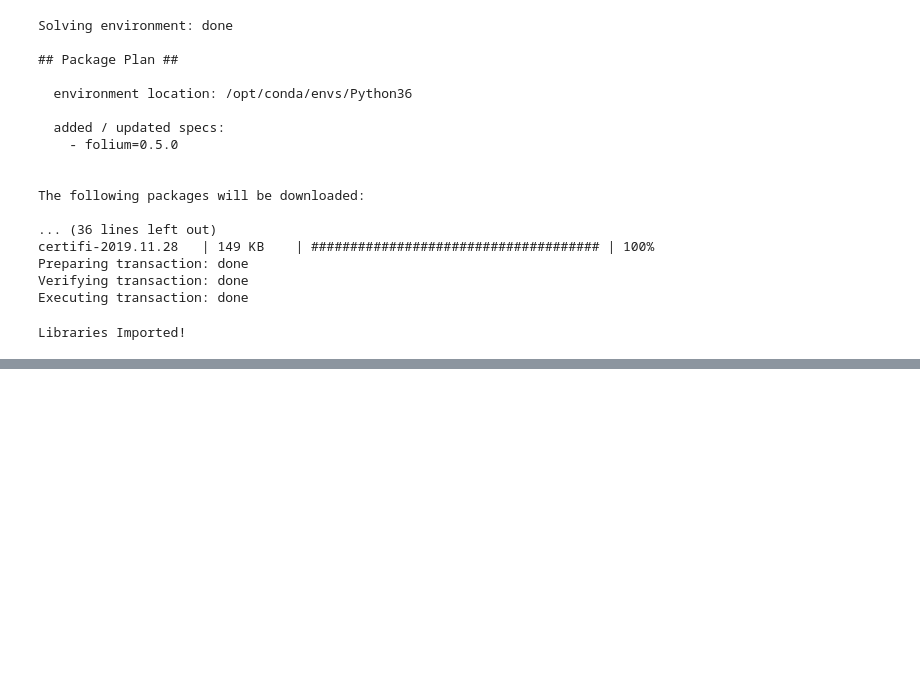
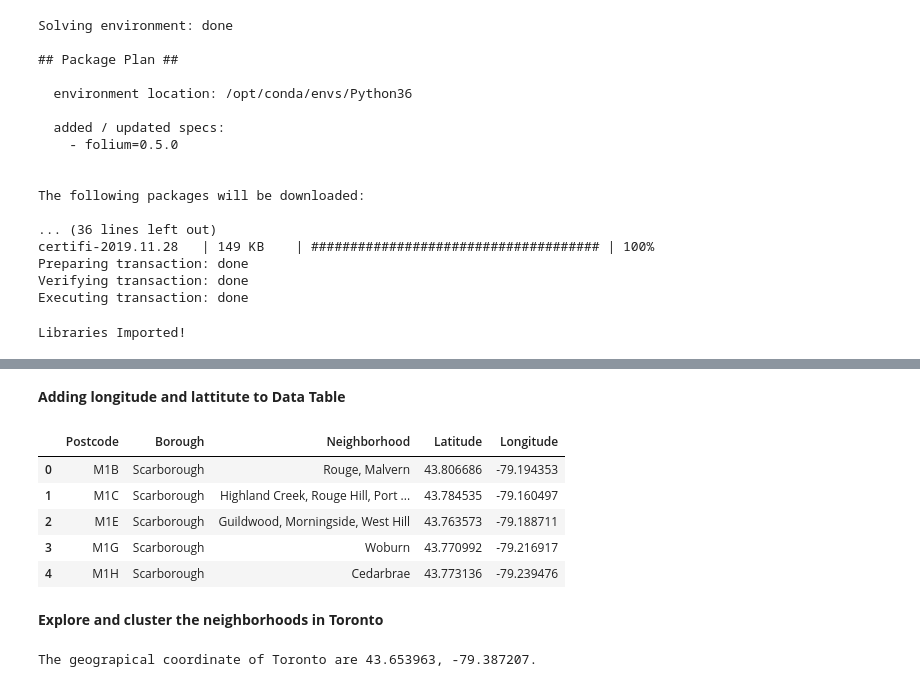
Before and after one commit to sregunath/Coursera_Capstone, a Jupyter notebook: Segmenting_Clustering.ipynb, the cells around one changed output, grey strips where cells are left out. Cells and saved outputs as stored; diff of their text form; code cells hidden in the pictures; blank space fills up the shorter version.

```diff
--- a/Segmenting_Clustering.ipynb
+++ b/Segmenting_Clustering.ipynb
@@ -71,0 +72,22 @@ Libraries Imported!
+# %%
+#Get the html source
+html = wp.page("List of postal codes of Canada: M").html().encode("UTF-8")
+df = pd.read_html(html)[0]
+
+#Delete rows where Borough is 'Not assigned'
+df = df[df.Borough!= "Not assigned"]
+
+#Combine all neighbourhoods where postcode and Borough are the same
+df = df.groupby(['Postcode', 'Borough'])['Neighbourhood'].apply(list).apply(lambda x:', '.join(x)).to_frame().reset_index()
+#if Neighbourhood is not assigned, replace by borough name
+for index, row in df.iterrows():
+    if row['Neighbourhood'] == 'Not assigned':
+        row['Neighbourhood'] = row['Borough']
+
+# define the dataframe columns
+column_names = ['Postcode','Borough', 'Neighborhood']
+
+# instantiate the dataframe
+df.columns = column_names
+
+df.head()
@@ -71,0 +101,31 @@ Libraries Imported!
+# %% [markdown]
+<b> Adding longitude and lattitute to Data Table </b>
+# %%
+import pandas as pd
+import io
+import requests
+url="https://cocl.us/Geospatial_data"
+s=requests.get(url).content
+c=pd.read_csv(io.StringIO(s.decode('utf-8')))
+
+dfc = df.join(c.set_index('Postal Code'), on='Postcode')
+dfc.head()
+# %% [output]
+|  | Postcode | Borough | Neighborhood | Latitude | Longitude |
+| 0 | M1B | Scarborough | Rouge, Malvern | 43.806686 | -79.194353 |
+| 1 | M1C | Scarborough | Highland Creek, Rouge Hill, Port ... | 43.784535 | -79.160497 |
+| 2 | M1E | Scarborough | Guildwood, Morningside, West Hill | 43.763573 | -79.188711 |
+| 3 | M1G | Scarborough | Woburn | 43.770992 | -79.216917 |
+| 4 | M1H | Scarborough | Cedarbrae | 43.773136 | -79.239476 |
+# %% [markdown]
+<b> Explore and cluster the neighborhoods in Toronto </b>
+# %%
+address = 'Toronto'
+
+geolocator = Nominatim(user_agent="ny_explorer")
+location = geolocator.geocode(address)
+latitude = location.latitude
+longitude = location.longitude
+print('The geograpical coordinate of Toronto are {}, {}.'.format(latitude, longitude))
+# %% [output]
+The geograpical coordinate of Toronto are 43.653963, -79.387207.
```
Also changed, not shown: parts of 5 cells of this notebook.
